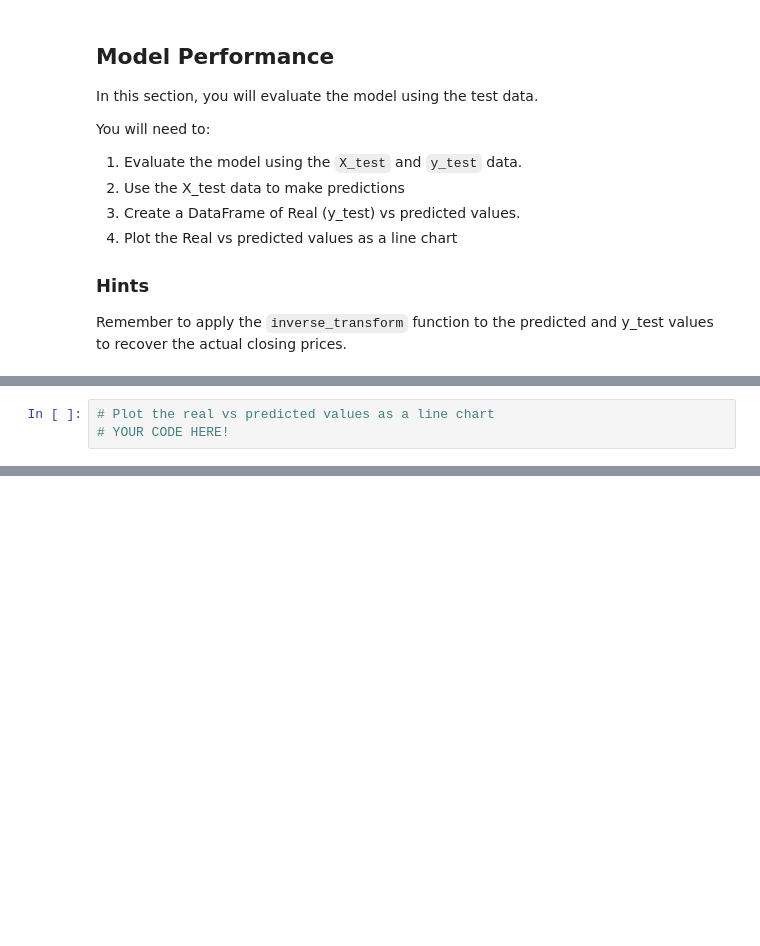
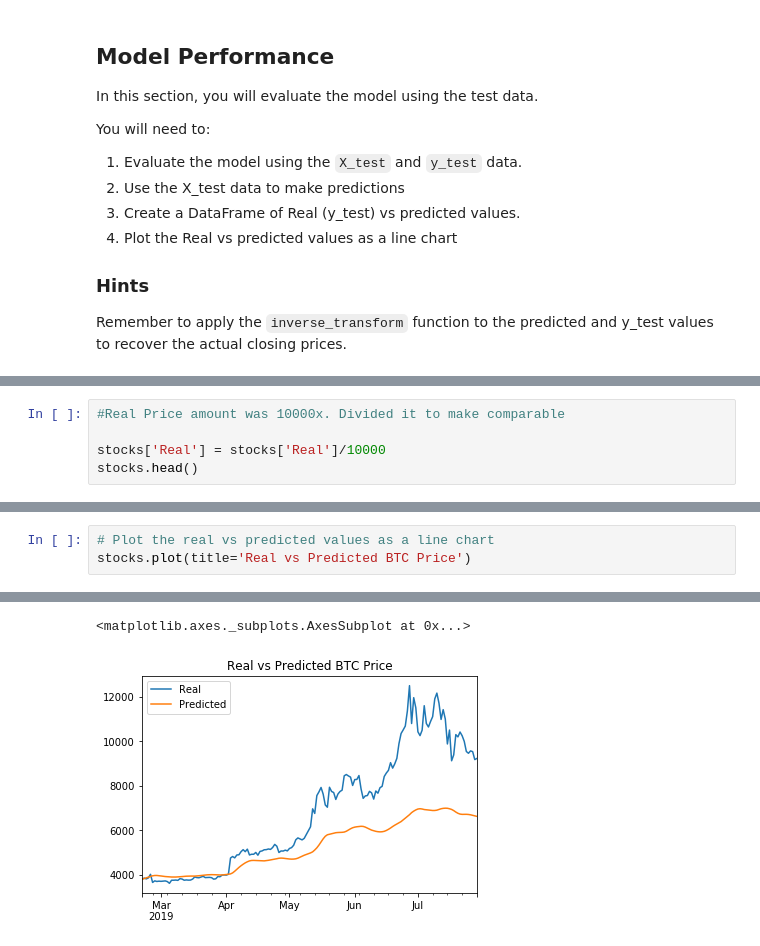
Before and after one commit to mws1395/14-Deep-Learning, a Jupyter notebook: Starter_Code/lstm_stock_predictor_closing.ipynb, the cells around one changed output, grey strips where cells are left out. Drawn from its saved outputs; the diff is of its cells as text; blank space fills up the shorter version.

```diff
--- a/Starter_Code/lstm_stock_predictor_closing.ipynb
+++ b/Starter_Code/lstm_stock_predictor_closing.ipynb
@@ -245,0 +270,5 @@ stocks.head()
+# %%
+#Real Price amount was 10000x. Divided it to make comparable
+
+stocks['Real'] = stocks['Real']/10000
+stocks.head()
@@ -246,4 +282,4 @@ stocks.head()
 # %%
 # Plot the real vs predicted values as a line chart
-# YOUR CODE HERE!
+stocks.plot(title='Real vs Predicted BTC Price')
 # %% [output]
@@ -250,0 +286,2 @@ stocks.head()
+<matplotlib.axes._subplots.AxesSubplot at 0x...>
+[figure, added]
```
Also changed, not shown: parts of 15 cells of this notebook.
